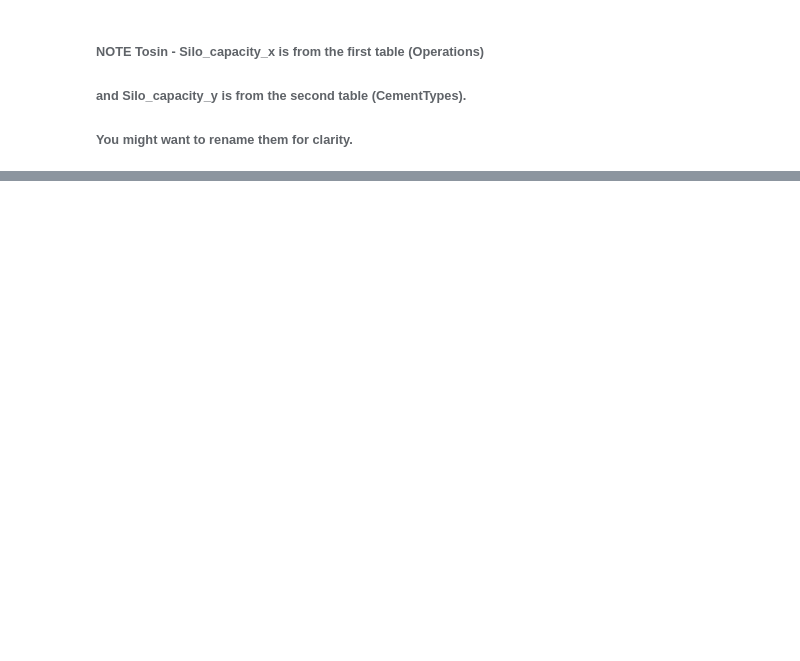
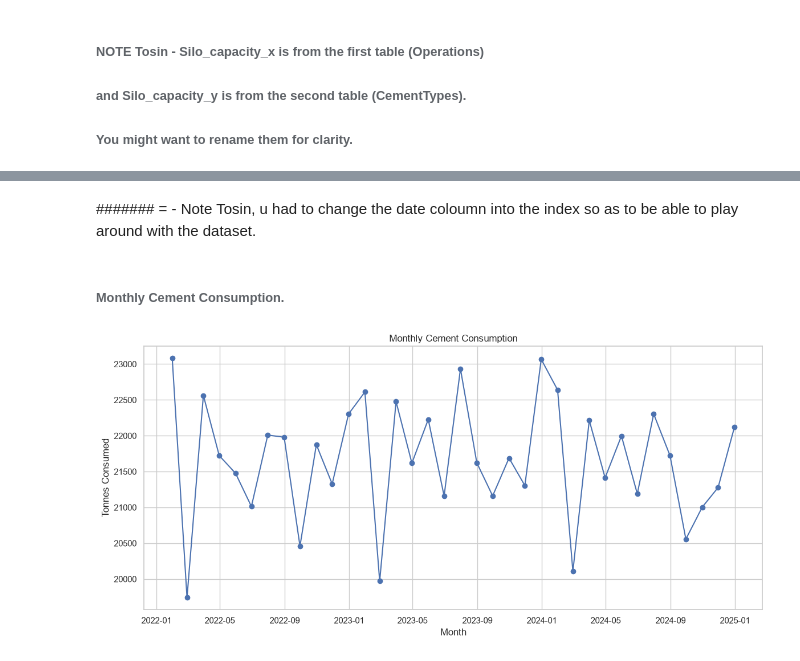
Before and after one commit to Queentutsi/MIG_Cement_t, a Jupyter notebook: Notebook/MIG_cleanEDA.ipynb, the cells around one changed output, grey strips where cells are left out. Cells and saved outputs as stored; diff of their text form; code cells hidden in the pictures; blank space fills up the shorter version.

```diff
--- a/Notebook/MIG_cleanEDA.ipynb
+++ b/Notebook/MIG_cleanEDA.ipynb
@@ -451,0 +486,15 @@ Index(['date', 'site_id', 'cement_type', 'planned_pour_tonnes',
+# %% [markdown]
+####### = - Note Tosin, u had to change the date coloumn into the index so as to be able to play around with the dataset.
+# %% [markdown]
+###### Monthly Cement Consumption.
+# %%
+monthly = df['consumed_tonnes'].resample('M').sum()
+plt.figure(figsize=(14,6))
+plt.plot(monthly.index, monthly.values, marker='o')
+plt.title("Monthly Cement Consumption")
+plt.xlabel("Month")
+plt.ylabel("Tonnes Consumed")
+plt.grid(True)
+plt.show()
+# %% [output]
+[figure, added]
```
Also changed, not shown: parts of 36 cells of this notebook, 1 other file.
